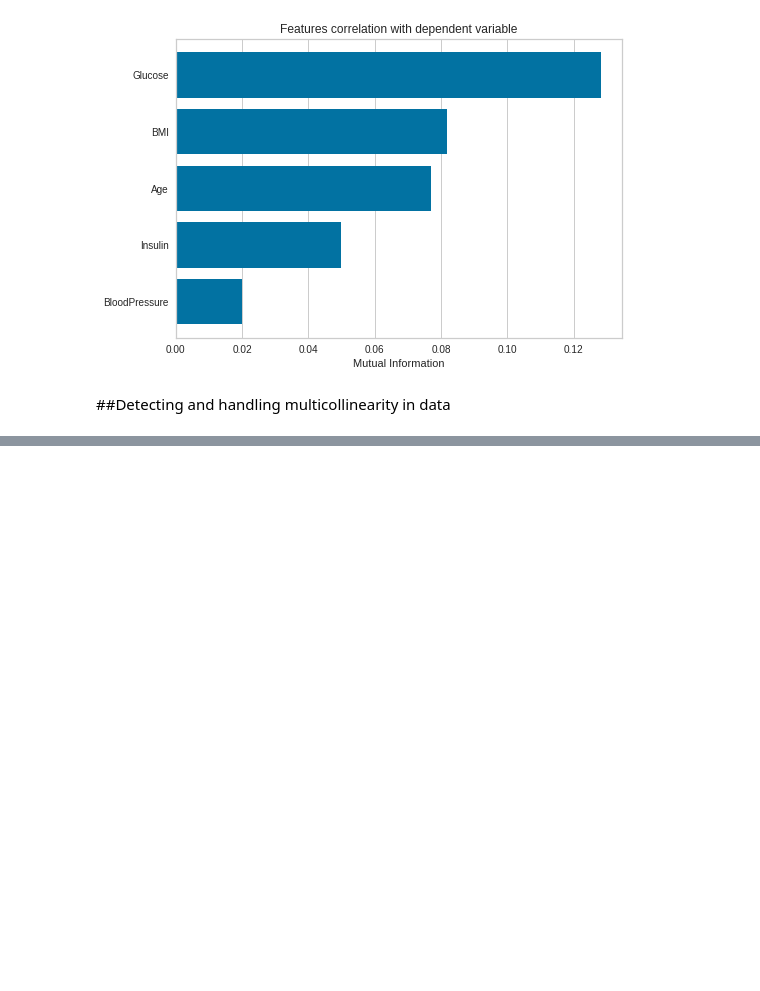
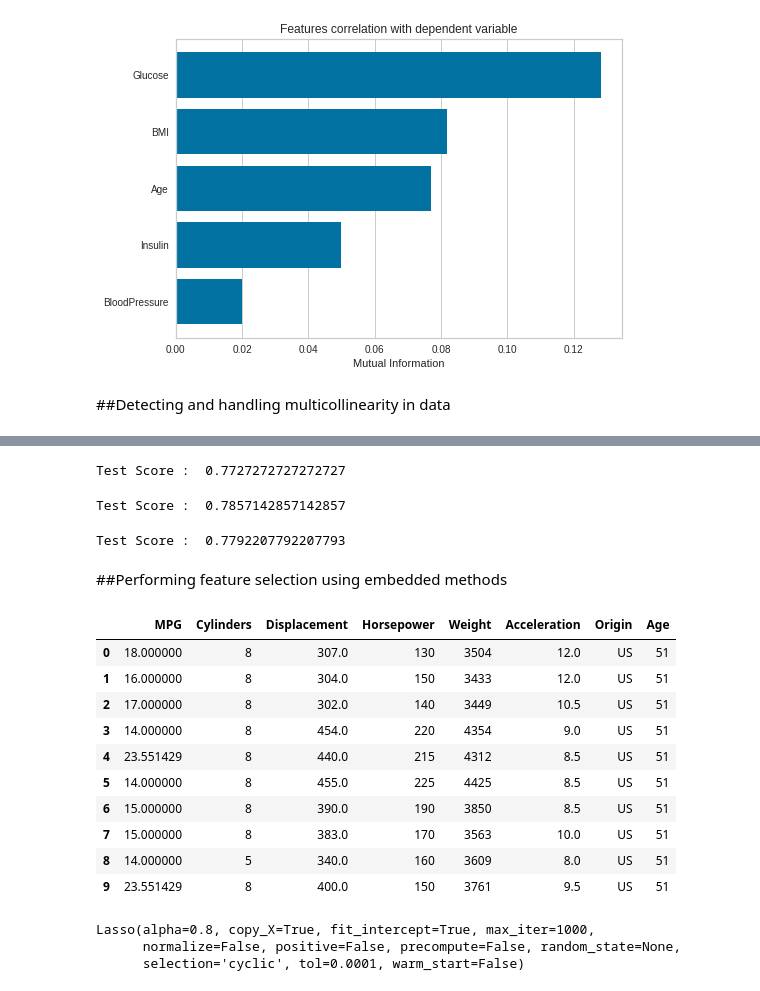
Before and after one commit to bhagu/1000-Days-Of-Code, a Jupyter notebook: Preparing_Data_for_Machine_Learning.ipynb, the cells around one changed output, grey strips where cells are left out. Saved outputs shown, nothing was run; the diff lists cells and outputs as text; code cells hidden in the pictures; blank space fills up the shorter version.

```diff
--- a/Preparing_Data_for_Machine_Learning.ipynb
+++ b/Preparing_Data_for_Machine_Learning.ipynb
@@ -2527,0 +3275,14 @@ visualizer.poof()
+# %%
+build_model(recursive_features, Y, 0.2)
+# %% [output]
+Test Score :  0.7727272727272727
+# %%
+build_model(forward_elimination_features, Y, 0.2)
+# %% [output]
+Test Score :  0.7857142857142857
+# %%
+build_model(back_elimination_features, Y, 0.2)
+# %% [output]
+Test Score :  0.7792207792207793
+# %% [markdown]
+##Performing feature selection using embedded methods
@@ -2527,0 +3292,16 @@ visualizer.poof()
+# %%
+automobile = pd.read_csv('cars_processed.csv')
+
+automobile.head(10)
+# %% [output]
+|  | MPG | Cylinders | Displacement | Horsepower | Weight | Acceleration | Origin | Age |
+| 0 | 18.000000 | 8 | 307.0 | 130 | 3504 | 12.0 | US | 51 |
+| 1 | 16.000000 | 8 | 304.0 | 150 | 3433 | 12.0 | US | 51 |
+| 2 | 17.000000 | 8 | 302.0 | 140 | 3449 | 10.5 | US | 51 |
+| 3 | 14.000000 | 8 | 454.0 | 220 | 4354 | 9.0 | US | 51 |
+| 4 | 23.551429 | 8 | 440.0 | 215 | 4312 | 8.5 | US | 51 |
+| 5 | 14.000000 | 8 | 455.0 | 225 | 4425 | 8.5 | US | 51 |
+| 6 | 15.000000 | 8 | 390.0 | 190 | 3850 | 8.5 | US | 51 |
+| 7 | 15.000000 | 8 | 383.0 | 170 | 3563 | 10.0 | US | 51 |
+| 8 | 14.000000 | 5 | 340.0 | 160 | 3609 | 8.0 | US | 51 |
+| 9 | 23.551429 | 8 | 400.0 | 150 | 3761 | 9.5 | US | 51 |
@@ -2527,0 +3314,7 @@ visualizer.poof()
+# %%
+lasso = Lasso(alpha=0.8)
+lasso.fit(X, Y)
+# %% [output]
+Lasso(alpha=0.8, copy_X=True, fit_intercept=True, max_iter=1000,
+      normalize=False, positive=False, precompute=False, random_state=None,
+      selection='cyclic', tol=0.0001, warm_start=False)
```
Also changed, not shown: parts of 186 cells of this notebook.
